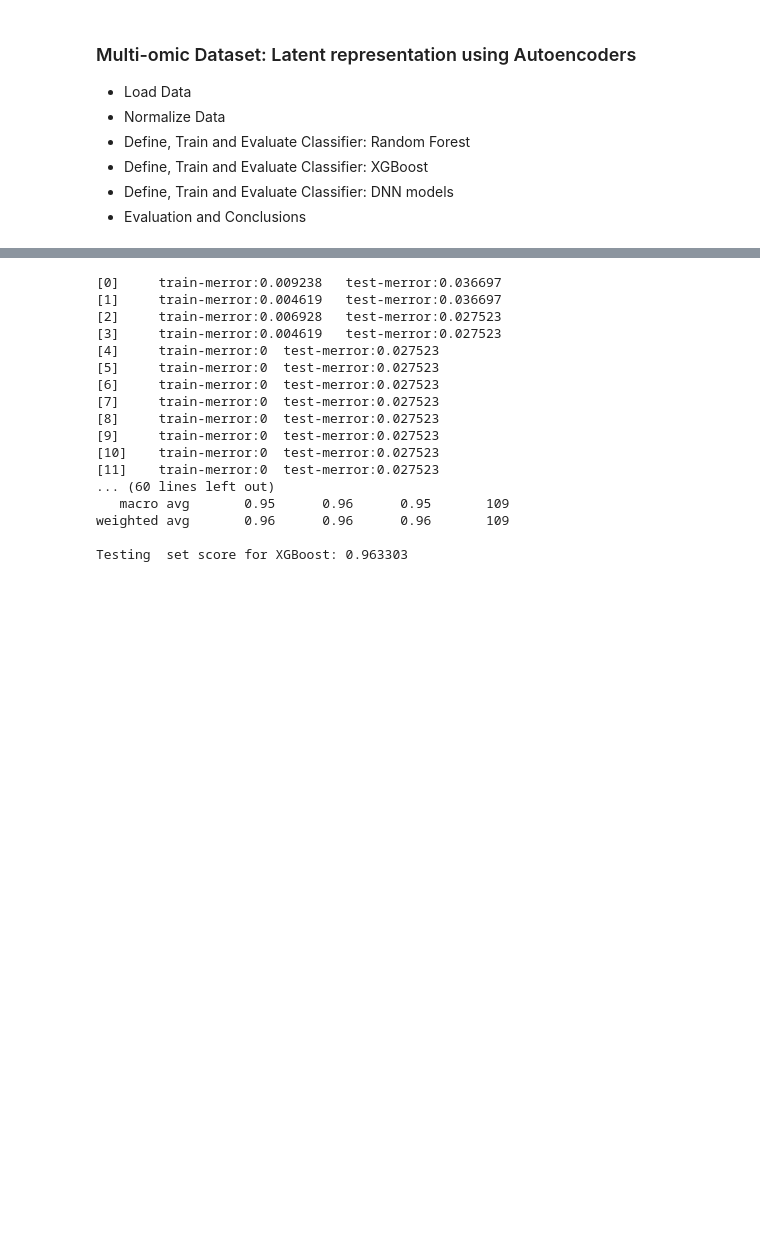
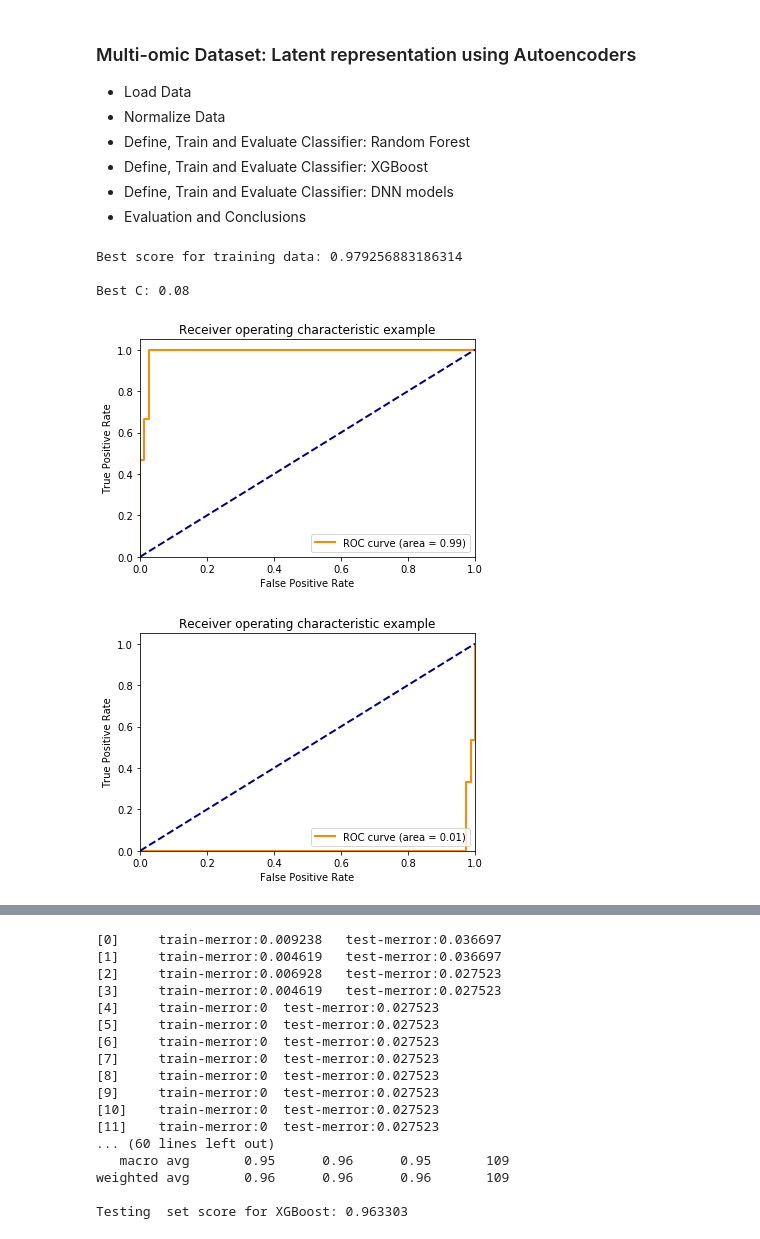
Before and after one commit to TomasSuarezL/oss-stage-2019, a Jupyter notebook: Singleomic Dataset/Singleomic_Classifier.ipynb, the cells around one changed output, grey strips where cells are left out. Drawn from its saved outputs; the diff is of its cells as text; code cells hidden in the pictures; blank space fills up the shorter version.

Commit message:
ROC-AUC metric for classifiers

```diff
--- a/Singleomic Dataset/Singleomic_Classifier.ipynb
+++ b/Singleomic Dataset/Singleomic_Classifier.ipynb
@@ -40,3 +40,80 @@ X_train_norm = pd.DataFrame(scaler.fit_transform(X_train_norm))
 X_test_norm = pd.DataFrame(scaler.transform(X_test_norm))
 
 # We will use "X_train_norm" as training dataset
+# %%
+## Logistic Regression Classifier
+from sklearn.model_selection import GridSearchCV
+from sklearn.metrics import confusion_matrix, classification_report, roc_auc_score, roc_curve, auc
+from sklearn.linear_model import LogisticRegression
+
+clf = LogisticRegression(random_state=0, solver='lbfgs', dual=False, penalty='l2')
+
+# Perform CV to tune n_estimators for best RFC fit
+params_grid = [{'C': [0.07,0.08, 0.085]}]
+
+# Perform Cross Validation Grid Search to find best hyperparamters
+clf_grid = GridSearchCV(estimator=clf, param_grid=params_grid, cv=5)
+clf_grid.fit(X_train_norm, y_train)
+
+# Print training scores
+print('Best score for training data:', clf_grid.best_score_,"\n")
+print('Best C:',clf_grid.best_estimator_.C,"\n")
+
+# Select the estimator with the best hyperparameters
+final_clf = clf_grid.best_estimator_
+
+# Predict classification with final model
+y_pred = final_clf.predict(X_test_norm)
+
+y_score = final_clf.decision_function(X_test_norm)
+y_proba = final_clf.predict_proba(X_test_norm)
+
+
+# ROC AUC
+fpr, tpr, _ = roc_curve(y_test, y_score)
+fpr2,tpr2, _ = roc_curve(y_test, y_proba[:,0])
+roc_auc = auc(fpr,tpr)
+roc_auc2 = auc(fpr2,tpr2)
+
+plt.figure()
+lw = 2
+plt.plot(fpr, tpr, color='darkorange',
+         lw=lw, label='ROC curve (area = %0.2f)' % roc_auc)
+plt.plot([0, 1], [0, 1], color='navy', lw=lw, linestyle='--')
+plt.xlim([0.0, 1.0])
+plt.ylim([0.0, 1.05])
+plt.xlabel('False Positive Rate')
+plt.ylabel('True Positive Rate')
+plt.title('Receiver operating characteristic example')
+plt.legend(loc="lower right")
+plt.show()
+
+plt.figure()
+lw = 2
+plt.plot(fpr2, tpr2, color='darkorange',
+         lw=lw, label='ROC curve (area = %0.2f)' % roc_auc2)
+plt.plot([0, 1], [0, 1], color='navy', lw=lw, linestyle='--')
+plt.xlim([0.0, 1.0])
+plt.ylim([0.0, 1.05])
+plt.xlabel('False Positive Rate')
+plt.ylabel('True Positive Rate')
+plt.title('Receiver operating characteristic example')
+plt.legend(loc="lower right")
+plt.show()
+
+cm = confusion_matrix(y_test,y_pred)
+
+print(cm)
+print("\n")
+print(classification_report(y_test,y_pred))
+
+print("Training set score for Logistic Regression: %f" % final_clf.score(X_train_norm, y_train))
+print("Testing  set score for Logistic Regression: %f" % final_clf.score(X_test_norm  , y_test))
+
+# Best performance with Linear Regression Classifier: 98%
+# %% [output]
+Best score for training data: 0.979256883186314
+
+Best C: 0.08
+[figure, added]
+[figure, added]
```
Also changed, not shown: parts of 6 cells of this notebook, 1 other file.
